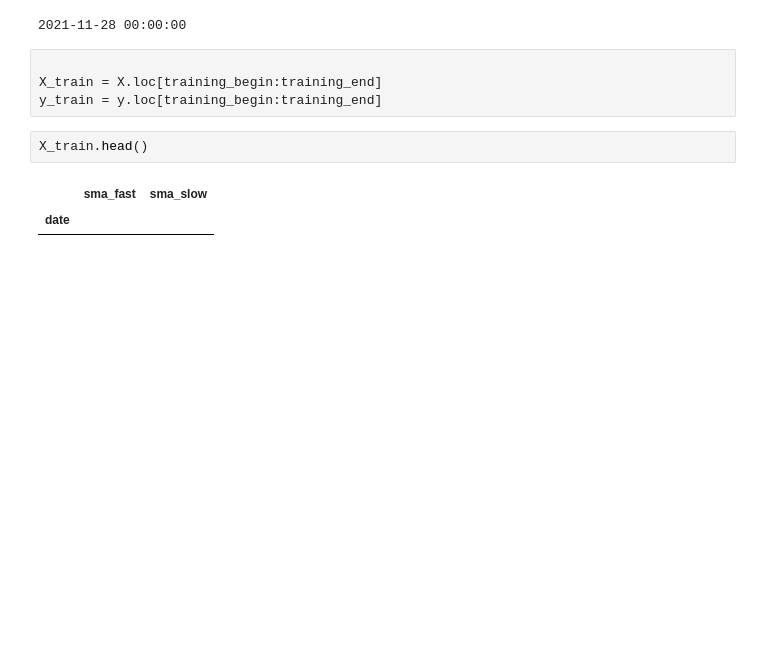
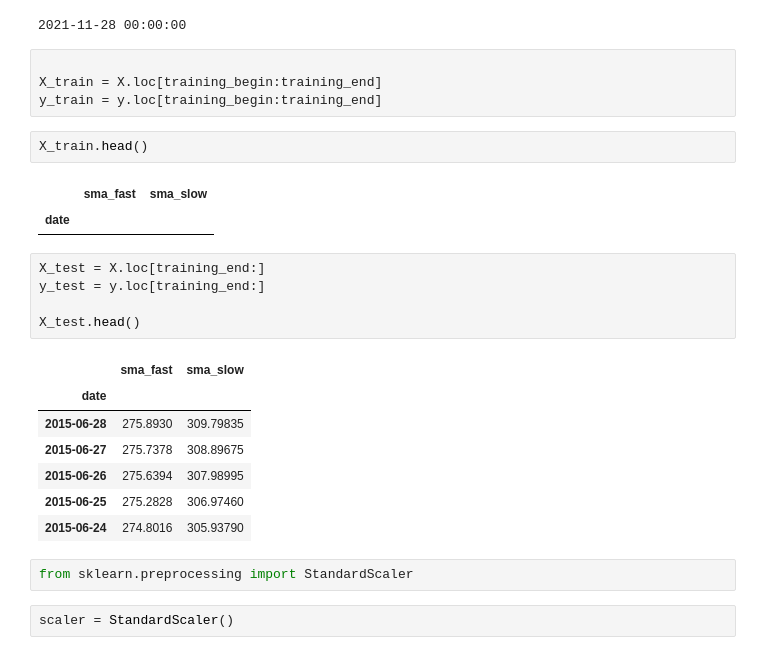
Before and after one commit to mightymiklas/Project_Two_Team_Hodl, a Jupyter notebook: code.ipynb, the cells around one changed output. Saved outputs shown, nothing was run; the diff lists cells and outputs as text; blank space fills up the shorter version.

```diff
--- a/code.ipynb
+++ b/code.ipynb
@@ -135,3 +147,20 @@ X_train.head()
 # %% [output]
 |  | sma_fast | sma_slow |
 | date |  |  |
+# %%
+X_test = X.loc[training_end:]
+y_test = y.loc[training_end:]
+
+X_test.head()
+# %% [output]
+|  | sma_fast | sma_slow |
+| date |  |  |
+| 2015-06-28 | 275.8930 | 309.79835 |
+| 2015-06-27 | 275.7378 | 308.89675 |
+| 2015-06-26 | 275.6394 | 307.98995 |
+| 2015-06-25 | 275.2828 | 306.97460 |
+| 2015-06-24 | 274.8016 | 305.93790 |
+# %%
+from sklearn.preprocessing import StandardScaler
+# %%
+scaler = StandardScaler()
```
Also changed, not shown: parts of 8 cells of this notebook.
